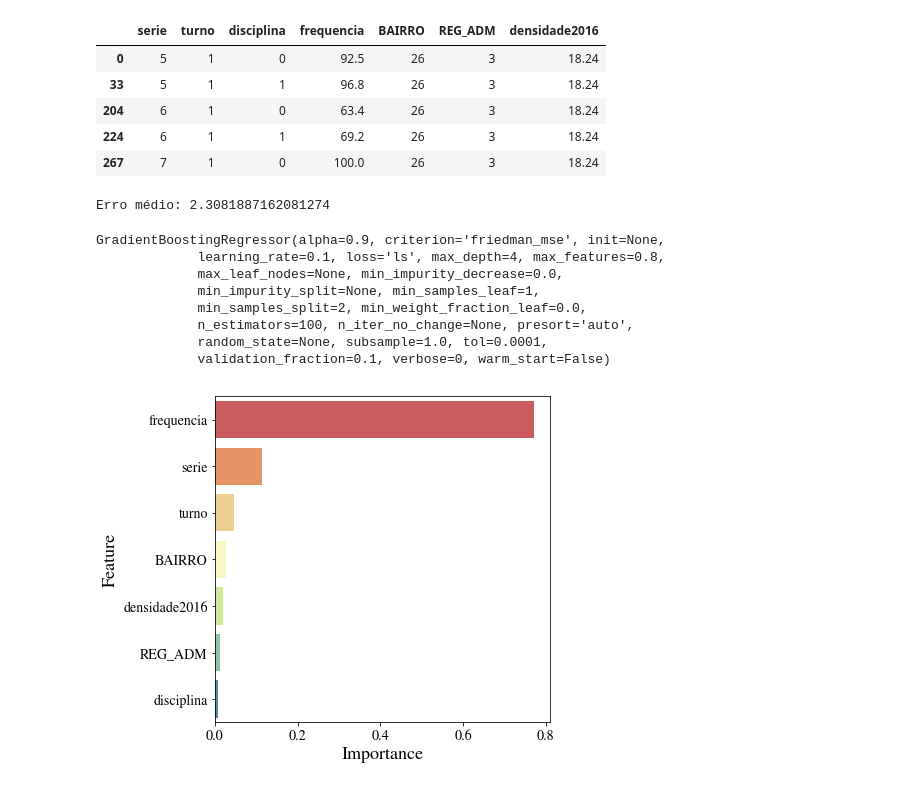
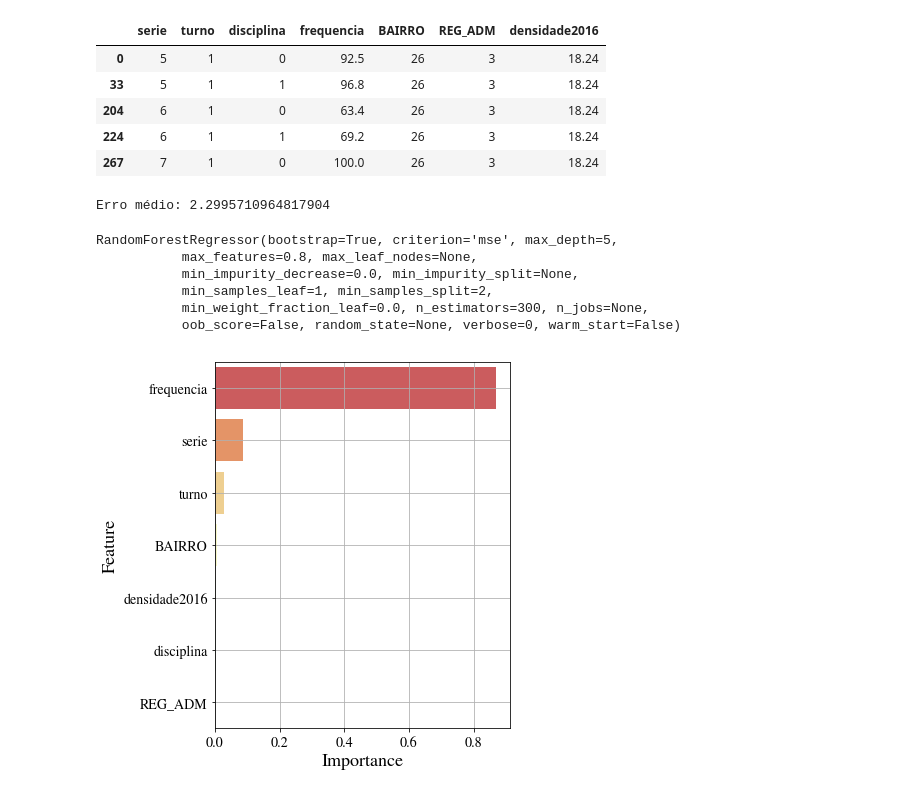
Before and after one commit to adaj/educational-analytics, a Jupyter notebook: eda+regressao.ipynb, the cells around one changed output. Drawn from its saved outputs; the diff is of its cells as text; code cells hidden in the pictures.

```diff
--- a/eda+regressao.ipynb
+++ b/eda+regressao.ipynb
@@ -74,38 +89,38 @@ See the caveats in the documentation: http://pandas.pydata.org/pandas-docs/stabl
 | 267 | 7 | 1 | 0 | 100.0 | 26 | 3 | 18.24 |
 # %%
 pgrid = {
-    'n_estimators': [100, 500],
-    'max_depth':[4, 7],
+    'n_estimators': [100, 300],
+    'max_depth':[3, 5],
     'max_features':[0.8, 1]
 }
 
 from sklearn.model_selection import GridSearchCV
 from sklearn.ensemble import RandomForestRegressor, GradientBoostingRegressor
-gs = GridSearchCV(GradientBoostingRegressor(), param_grid=pgrid, cv=5, n_jobs=-1, scoring='neg_mean_squared_error')
+gs = GridSearchCV(RandomForestRegressor(), param_grid=pgrid, cv=5, n_jobs=-1, scoring='neg_mean_squared_error')
 gs.fit(X,y)
 print('Erro médio:', np.sqrt(-gs.best_score_))
 gs.best_estimator_
 # %% [output]
-Erro médio: 2.3081887162081274
+Erro médio: 2.2995710964817904
-GradientBoostingRegressor(alpha=0.9, criterion='friedman_mse', init=None,
-             learning_rate=0.1, loss='ls', max_depth=4, max_features=0.8,
-             max_leaf_nodes=None, min_impurity_decrease=0.0,
-             min_impurity_split=None, min_samples_leaf=1,
-             min_samples_split=2, min_weight_fraction_leaf=0.0,
-             n_estimators=100, n_iter_no_change=None, presort='auto',
-             random_state=None, subsample=1.0, tol=0.0001,
-             validation_fraction=0.1, verbose=0, warm_start=False)
+RandomForestRegressor(bootstrap=True, criterion='mse', max_depth=5,
+           max_features=0.8, max_leaf_nodes=None,
+           min_impurity_decrease=0.0, min_impurity_split=None,
+           min_samples_leaf=1, min_samples_split=2,
+           min_weight_fraction_leaf=0.0, n_estimators=300, n_jobs=None,
+           oob_score=False, random_state=None, verbose=0, warm_start=False)
 # %%
 fimp = pd.DataFrame()
 fimp['feature'] = X.columns
 fimp['importance'] = gs.best_estimator_.feature_importances_
 
 fig, ax = plt.subplots(figsize=(6,6))
 sns.barplot(x='importance', y='feature', ax=ax, data=fimp.sort_values('importance',ascending=False),palette='Spectral')
 ax.xaxis.set_tick_params(labelsize=14)
 ax.yaxis.set_tick_params(labelsize=14)
 ax.set_ylabel('Feature',fontsize=18)
 ax.set_xlabel('Importance',fontsize=18)
-plt.savefig(folder+'../plots/gb_feature_importance.pdf',dpi=200)
+ax.grid()
+plt.tight_layout()
+plt.savefig(folder+'../plots/rf_feature_importance.pdf',dpi=200)
 # %% [output]
-[figure, old version]
+[figure, new version]
```
Also changed, not shown: parts of 2 cells of this notebook, 4 other files.
